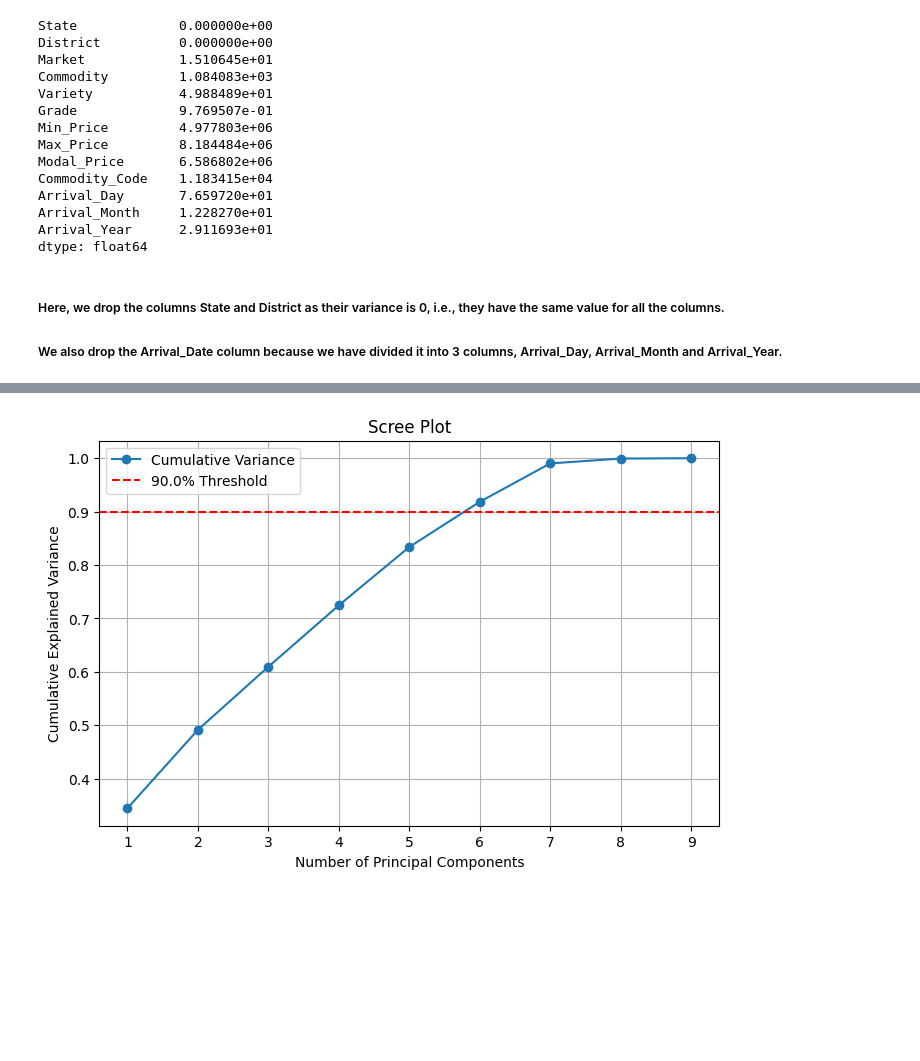
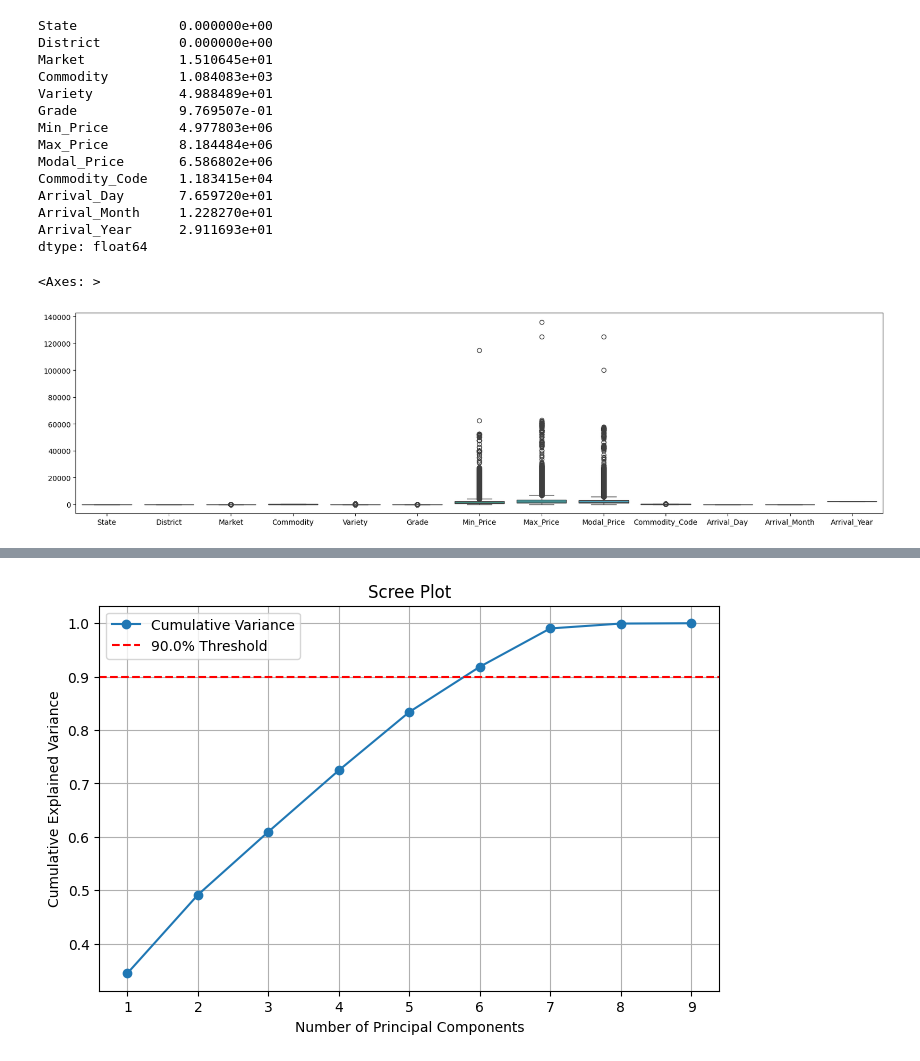
Before and after one commit to Jinay-Vora123/IT462-Exploratory-Data-Analysis-Project, a Jupyter notebook: EDA_Project.ipynb, the cells around one changed output, grey strips where cells are left out. Cells and saved outputs as stored; diff of their text form; code cells hidden in the pictures; blank space fills up the shorter version.

```diff
--- a/EDA_Project.ipynb
+++ b/EDA_Project.ipynb
@@ -145,6 +132,9 @@ Arrival_Day       7.659720e+01
 Arrival_Month     1.228270e+01
 Arrival_Year      2.911693e+01
 dtype: float64
-# %% [markdown]
-##### Here, we drop the columns State and District as their variance is 0, i.e., they have the same value for all the columns.
-##### We also drop the Arrival_Date column because we have divided it into 3 columns, Arrival_Day, Arrival_Month and Arrival_Year.
+# %%
+plt.figure(figsize=(20, 5))
+sns.boxplot(df)
+# %% [output]
+<Axes: >
+[figure, added]
```
Also changed, not shown: parts of 18 cells of this notebook.
